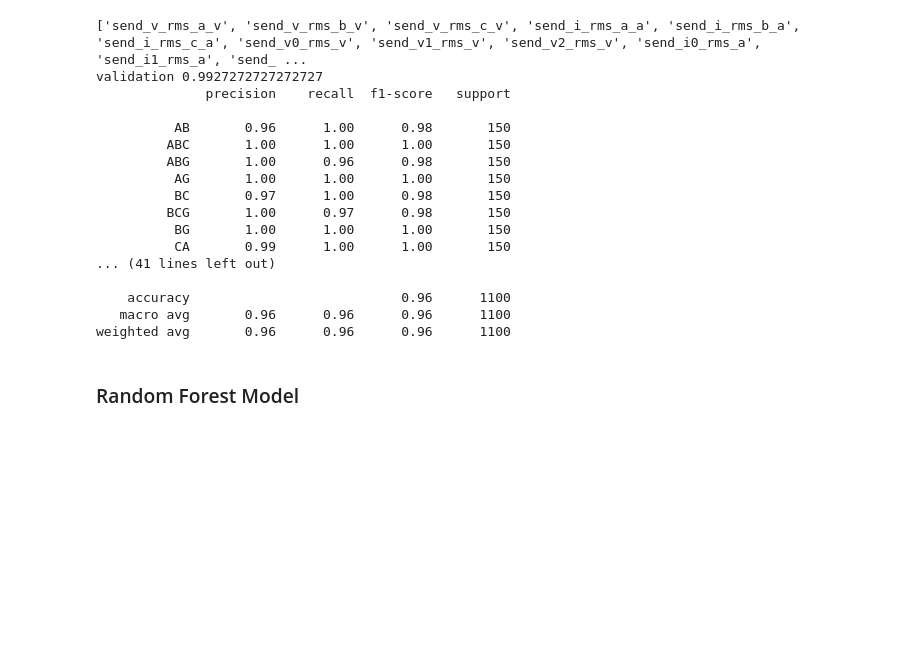
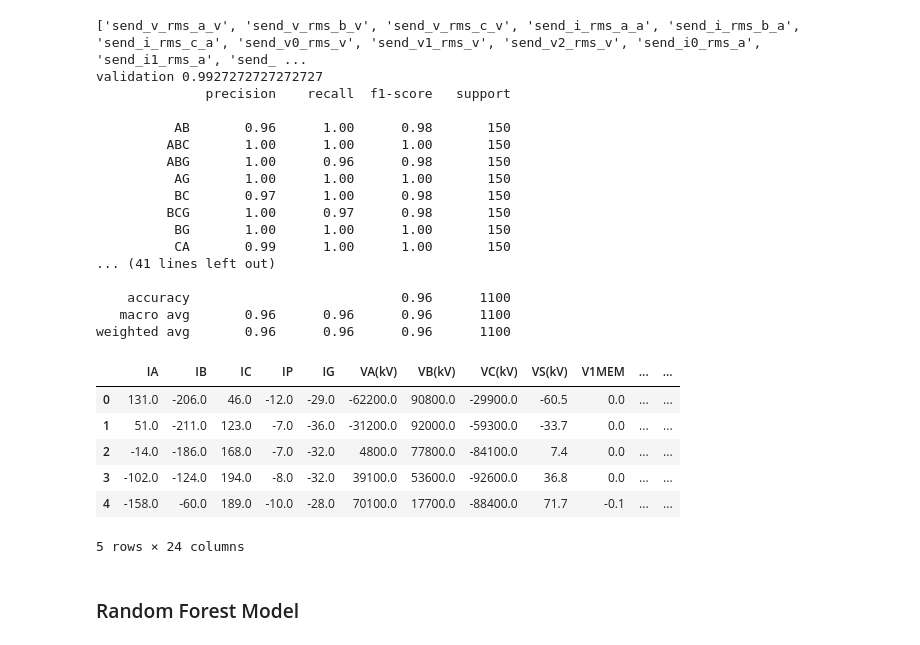
Before and after one commit to musamirza2/MLM-Senior-Design-2026-Not-Out-Faults-, a Jupyter notebook: notebooks/Transmission_Line_Data_Analysis.ipynb, the cells around one changed output. Cells and saved outputs as stored; diff of their text form; code cells hidden in the pictures; blank space fills up the shorter version.

```diff
--- a/Transmission_Line_Data_Analysis.ipynb
+++ b/notebooks/Transmission_Line_Data_Analysis.ipynb
@@ -169,6 +169,21 @@ validation 0.9927272727272727
     accuracy                           0.96      1100
    macro avg       0.96      0.96      0.96      1100
 weighted avg       0.96      0.96      0.96      1100
+# %%
+test_df = pd.read_csv("../data/processed/Exercise4.csv")
+test_df["VA(kV)"] = test_df["VA(kV)"] * 1000
+test_df["VB(kV)"] = test_df["VB(kV)"] * 1000
+test_df["VC(kV)"] = test_df["VC(kV)"] * 1000
+
+test_df.head()
+# %% [output]
+|  | IA | IB | IC | IP | IG | VA(kV) | VB(kV) | VC(kV) | VS(kV) | V1MEM | ... | ... |
+| 0 | 131.0 | -206.0 | 46.0 | -12.0 | -29.0 | -62200.0 | 90800.0 | -29900.0 | -60.5 | 0.0 | ... | ... |
+| 1 | 51.0 | -211.0 | 123.0 | -7.0 | -36.0 | -31200.0 | 92000.0 | -59300.0 | -33.7 | 0.0 | ... | ... |
+| 2 | -14.0 | -186.0 | 168.0 | -7.0 | -32.0 | 4800.0 | 77800.0 | -84100.0 | 7.4 | 0.0 | ... | ... |
+| 3 | -102.0 | -124.0 | 194.0 | -8.0 | -32.0 | 39100.0 | 53600.0 | -92600.0 | 36.8 | 0.0 | ... | ... |
+| 4 | -158.0 | -60.0 | 189.0 | -10.0 | -28.0 | 70100.0 | 17700.0 | -88400.0 | 71.7 | -0.1 | ... | ... |
+5 rows × 24 columns
 # %% [markdown]
 ### Random Forest Model
 # %%
```
Also changed, not shown: parts of 4 cells of this notebook, 8 other files.
